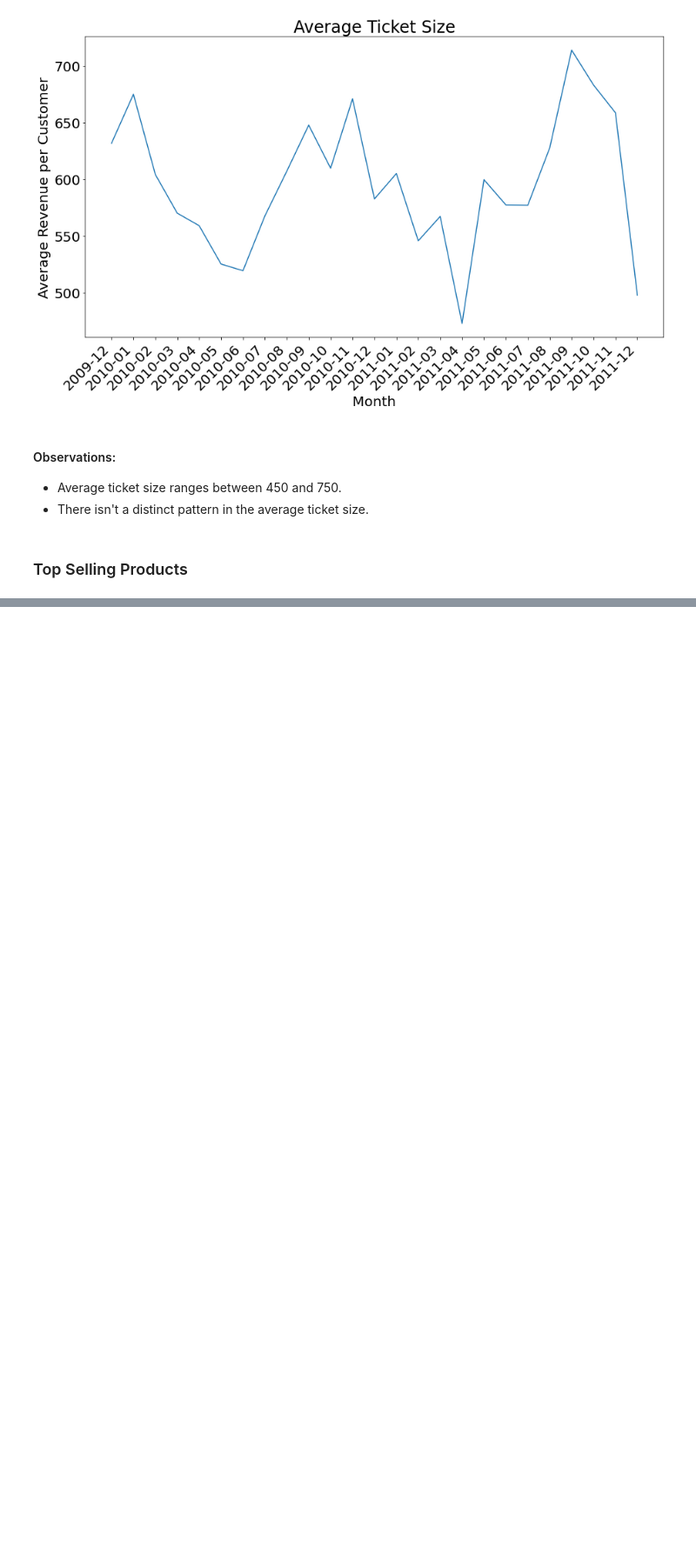
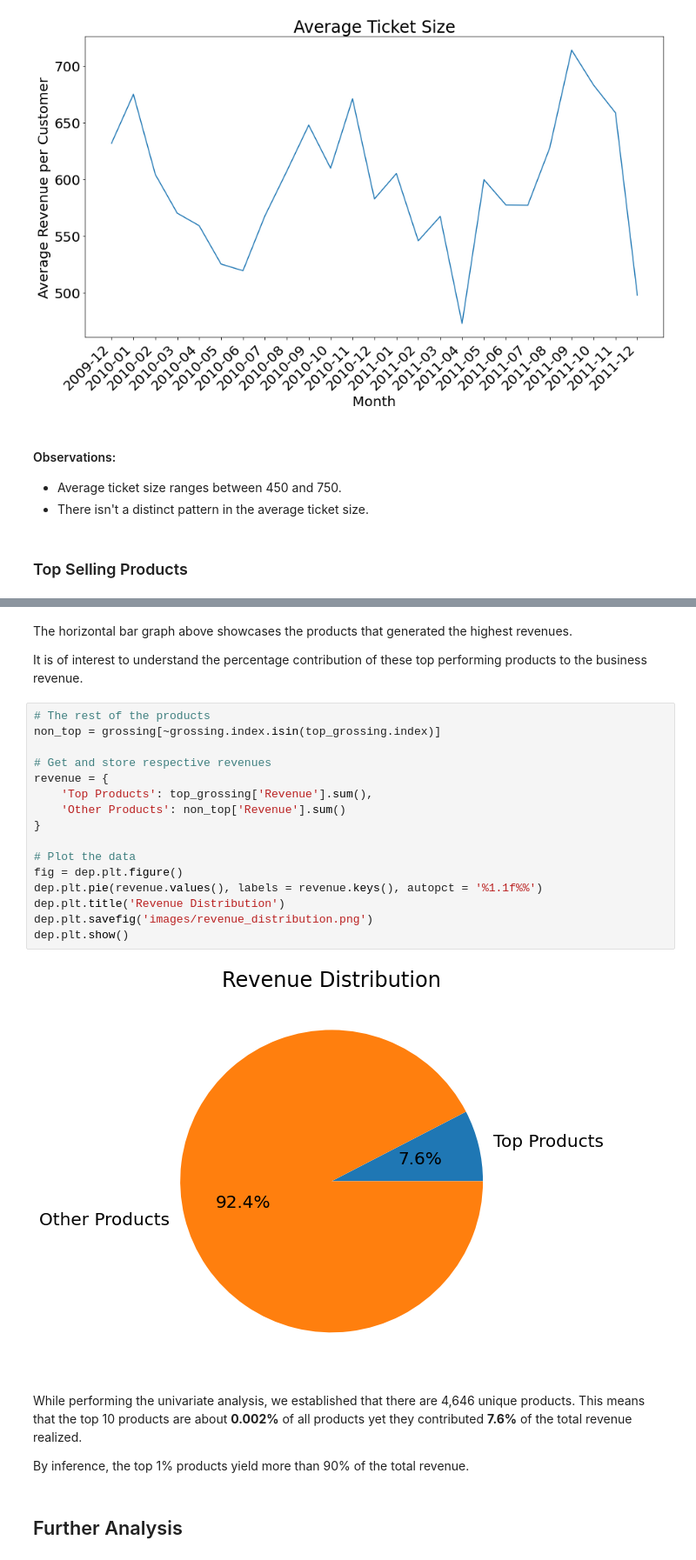
Before and after one commit to mwaurahmn/clv_rfm, a Jupyter notebook: Sales Analysis.ipynb, the cells around one changed output, grey strips where cells are left out. Shown at 87% size. Drawn from its saved outputs; the diff is of its cells as text; blank space fills up the shorter version.

Commit message:
Sales Analysis
Univariate and multivariate analysis concluded

```diff
--- a/Sales Analysis.ipynb
+++ b/Sales Analysis.ipynb
@@ -315,0 +330,28 @@ We will analyze the:
+# %% [markdown]
+The horizontal bar graph above showcases the products that generated the highest revenues.
+
+It is of interest to understand the percentage contribution of these top performing products to the business revenue.
+# %%
+# The rest of the products
+non_top = grossing[~grossing.index.isin(top_grossing.index)]
+
+# Get and store respective revenues
+revenue = {
+    'Top Products': top_grossing['Revenue'].sum(),
+    'Other Products': non_top['Revenue'].sum()
+}
+
+# Plot the data
+fig = dep.plt.figure()
+dep.plt.pie(revenue.values(), labels = revenue.keys(), autopct = '%1.1f%%')
+dep.plt.title('Revenue Distribution')
+dep.plt.savefig('images/revenue_distribution.png')
+dep.plt.show()
+# %% [output]
+[figure, added]
+# %% [markdown]
+While performing the univariate analysis, we established that there are 4,646 unique products. This means that the top 10 products are about **0.002%** of all products yet they contributed **7.6%** of the total revenue realized.
+
+By inference, the top 1% products yield more than 90% of the total revenue.
+# %% [markdown]
+## Further Analysis
```
Also changed, not shown: parts of 4 cells of this notebook, 2 other files.
